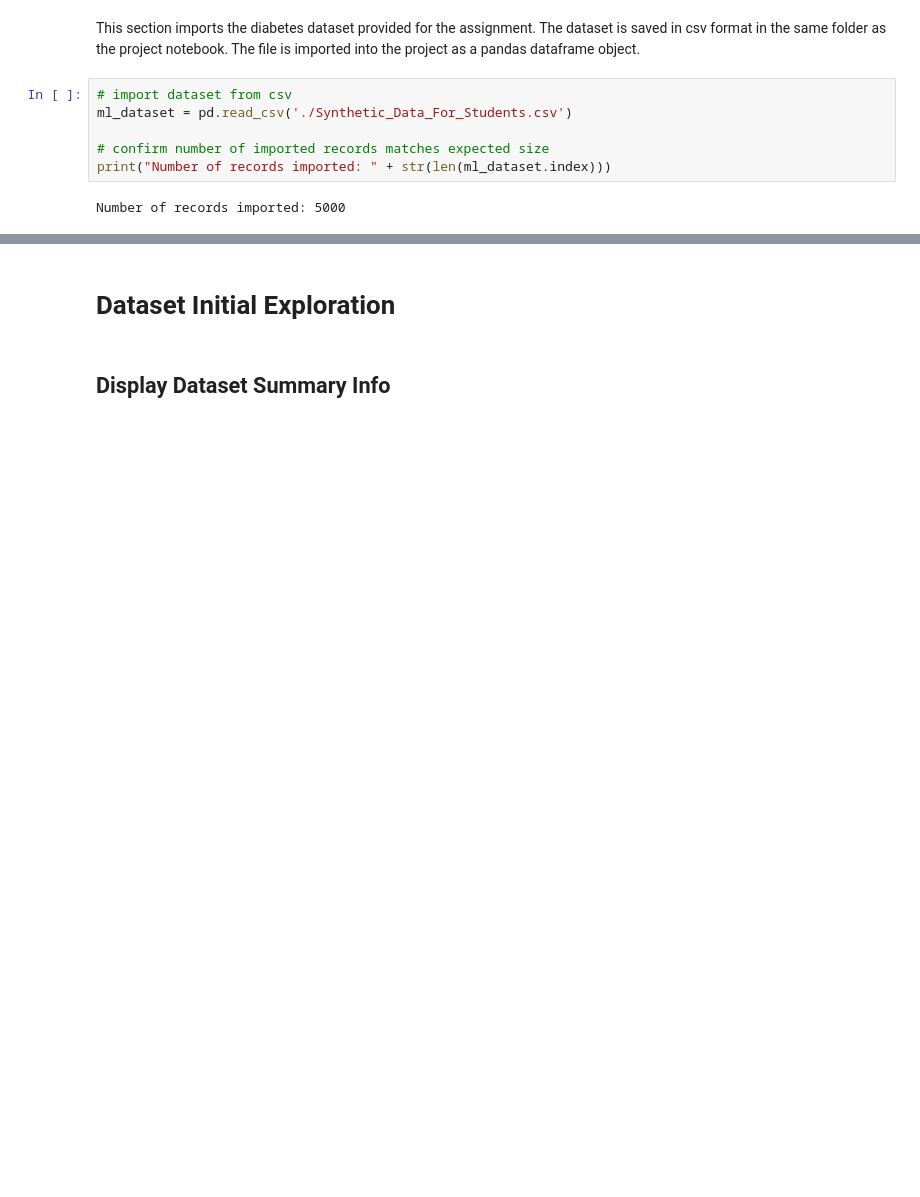
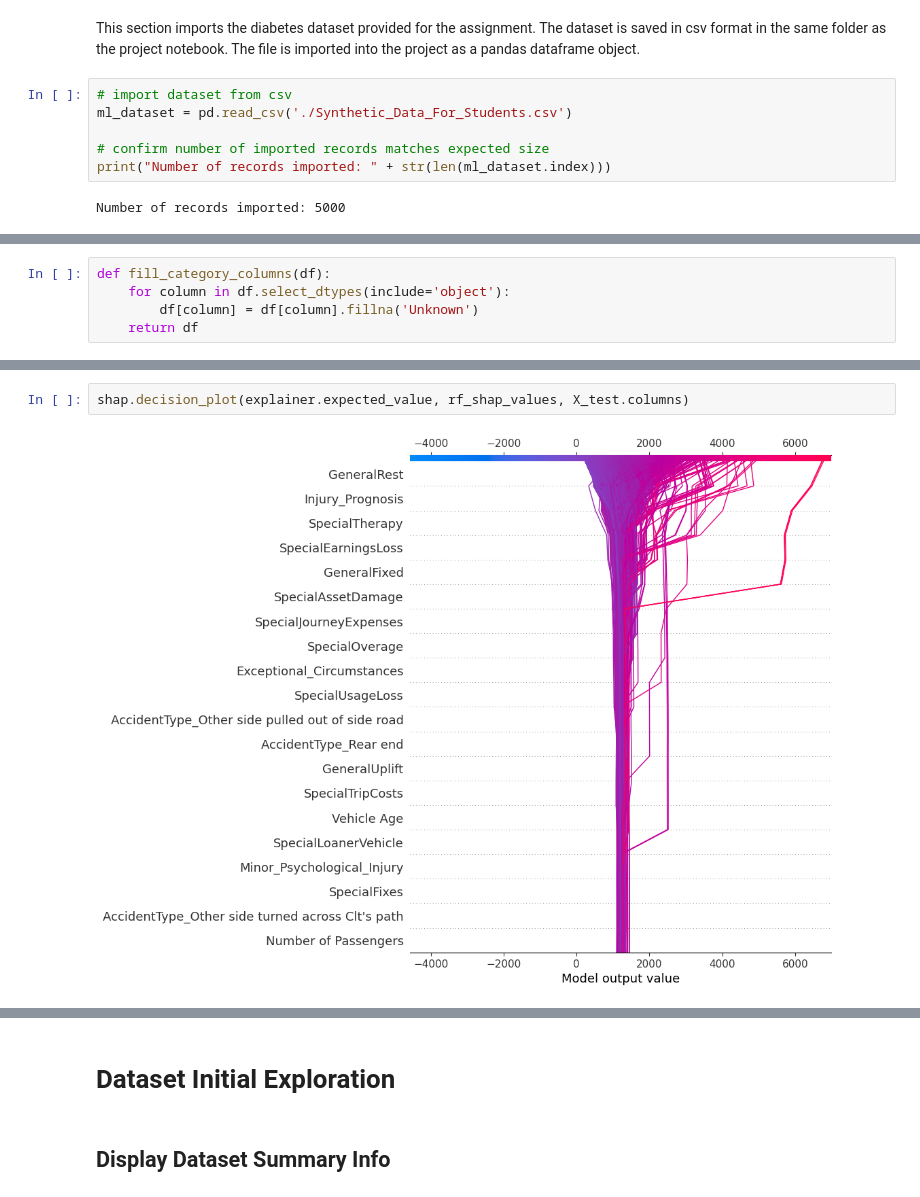
Before and after one commit to DominicEmerson/DESD-AAI-Y3-Group10, a Jupyter notebook: ML-Research/AAI-Assignment-DatasetExploration.ipynb, the cells around one changed output, grey strips where cells are left out. Cells and saved outputs as stored; diff of their text form; blank space fills up the shorter version.

```diff
--- a/ML-Research/AAI-Assignment-DatasetExploration.ipynb
+++ b/ML-Research/AAI-Assignment-DatasetExploration.ipynb
@@ -29,0 +102,5 @@ Number of records imported: 5000
+# %%
+def fill_category_columns(df):
+    for column in df.select_dtypes(include='object'):
+        df[column] = df[column].fillna('Unknown')
+    return df
@@ -29,0 +238,4 @@ Number of records imported: 5000
+# %%
+shap.decision_plot(explainer.expected_value, rf_shap_values, X_test.columns)
+# %% [output]
+[figure, added]
```
Also changed, not shown: parts of 153 cells of this notebook.
